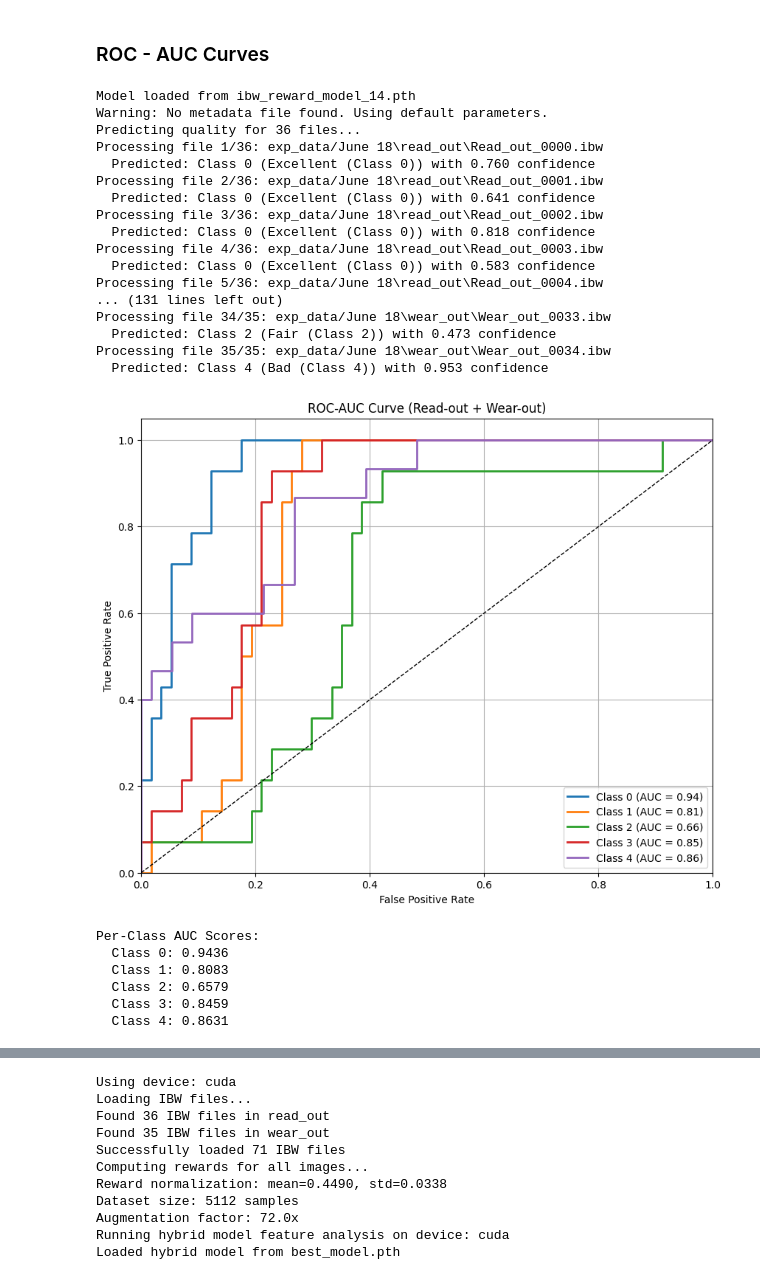
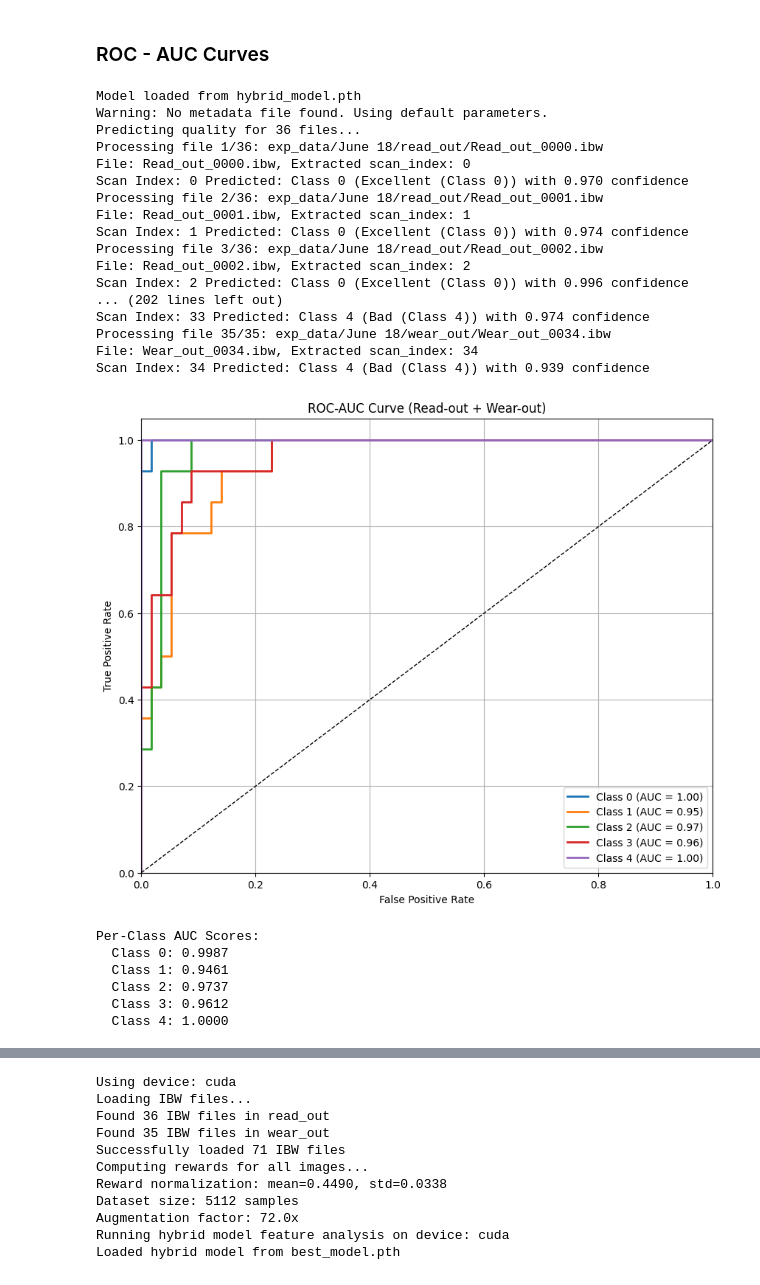
Before and after one commit to colinedsall/ofdspm, a Jupyter notebook: hybrid_model.ipynb, the cells around one changed output, grey strips where cells are left out. Cells and saved outputs as stored; diff of their text form; code cells hidden in the pictures.

```diff
--- a/hybrid_model.ipynb
+++ b/hybrid_model.ipynb
@@ -34,13 +34,13 @@ import torch                                        # For ML libraries/training
 import torchvision.models as models                 # For accessing vision/image-based models
 
 # For CUDA support for hardware acceleration locally (not recommended)
-!pip3 install torch torchvision torchaudio --index-url https://download.pytorch.org/whl/cu128
+# !pip3 install torch torchvision torchaudio --index-url https://download.pytorch.org/whl/cu128
 
 model = models.resnet18(weights='IMAGENET1K_V1')    # Load the pre-trained model (ResNet18)
 model.eval()                                        # Set to evaluation mode for consistency
 
 # Setup the model to work on this device
-device = torch.device('cuda' if torch.cuda.is_available() else 'cuda')
+device = torch.device('cuda' if torch.cuda.is_available() else 'mps' if hasattr(torch, 'has_mps') and torch.has_mps and torch.mps.is_available() else 'cpu')
 model.to(device)
 
 # Other imports for training
@@ -1450,10 +1448,13 @@ def predict_single_ibw_simple(model, ibw_file_path, transform, device,
             'predicted_class': None
         }
 # %%
-# DEFINE THE MODEL FILEPATH HERE
-model_path = 'ibw_reward_model_14.pth'
+
+model_path = 'hybrid_model.pth'
 # %%
-device = torch.device("cuda" if torch.cuda.is_available() else "cpu")
+device = torch.device('cuda' if torch.cuda.is_available() else 'mps' if hasattr(torch, 'has_mps') and torch.has_mps and torch.mps.is_available() else 'cpu')
+
+from tools import hb_predict_with_metadata
+
 
 model = load_trained_model(model_path, device=device) # Change as needed to observe
 file = "exp_data/June 18/read_out/Read_out_0000.ibw"
@@ -1469,12 +1470,13 @@ read_out_folder = os.path.dirname(file)
 read_out_files = sorted([os.path.join(read_out_folder, f) for f in os.listdir(read_out_folder) if f.lower().endswith(".ibw")])
 
 model_metadata_path = "model_training_metadata.pkl"
-results_read = predict_with_training_metadata(model, read_out_files, model_metadata_path, device)
+results_read = hb_predict_with_metadata(model, read_out_files, model_metadata_path, device)
+
 
 # --- Wear-out folder predictions ---
 wear_out_folder = read_out_folder.replace("read_out", "wear_out")
 wear_out_files = sorted([os.path.join(wear_out_folder, f) for f in os.listdir(wear_out_folder) if f.lower().endswith(".ibw")])
-results_wear = predict_with_training_metadata(model, wear_out_files, model_metadata_path, device)
+results_wear = hb_predict_with_metadata(model, wear_out_files, model_metadata_path, device)
 
 # --- Combine for plotting ---
 import matplotlib.pyplot as plt
@@ -1762,9 +1764,11 @@ def inspect_results(results, num_samples=5):
 if __name__ == "__main__": # Configure the files below
     base_folder = "exp_data/June 18"
     metadata_path = "model_training_metadata.pkl"   # Don't need to change
-    device = torch.device("cuda" if torch.cuda.is_available() else "cpu")
+    device = torch.device('cuda' if torch.cuda.is_available() else 'mps' if hasattr(torch, 'has_mps') and torch.has_mps and torch.mps.is_available() else 'cpu')
+
 
     # Load model
+    model_path = 'hybrid_model.pth'
     model = load_trained_model(model_path, device=device)
 
     # Define transform (if not embedded in metadata, fallback here)
@@ -1776,57 +1780,59 @@ if __name__ == "__main__": # Configure the files below
 
     # Get .ibw file lists
     read_out_folder = os.path.join(base_folder, "read_out")
     wear_out_folder = os.path.join(base_folder, "wear_out")
 
     read_out_files = sorted([
         os.path.join(read_out_folder, f) for f in os.listdir(read_out_folder)
         if f.lower().endswith(".ibw")
     ])
     wear_out_files = sorted([
         os.path.join(wear_out_folder, f) for f in os.listdir(wear_out_folder)
         if f.lower().endswith(".ibw")
     ])
 
+    from tools import hb_predict_with_metadata
+
 
     # # Predict on both datasets
-    results_read = predict_with_training_metadata(model, read_out_files, metadata_path, device)
-    results_wear = predict_with_training_metadata(model, wear_out_files, metadata_path, device)
+    results_read = hb_predict_with_metadata(model, read_out_files, metadata_path, device)
+    results_wear = hb_predict_with_metadata(model, wear_out_files, metadata_path, device)
 
     # Combine results and generate ROC curve
     all_results = results_read + results_wear
     all_results = add_true_labels_to_results_using_scan_indices(all_results)
 
     # inspect_results(all_results)
     roc_auc = generate_roc_auc_curve(all_results, num_classes=5, title="ROC-AUC Curve (Read-out + Wear-out)")
 
     print("\nPer-Class AUC Scores:")
     for cls, score in roc_auc.items():
         print(f"  Class {cls}: {score:.4f}")
 # %% [output]
-Model loaded from ibw_reward_model_14.pth
+Model loaded from hybrid_model.pth
 Warning: No metadata file found. Using default parameters.
 Predicting quality for 36 files...
-Processing file 1/36: exp_data/June 18\read_out\Read_out_0000.ibw
-  Predicted: Class 0 (Excellent (Class 0)) with 0.760 confidence
-Processing file 2/36: exp_data/June 18\read_out\Read_out_0001.ibw
-  Predicted: Class 0 (Excellent (Class 0)) with 0.641 confidence
-Processing file 3/36: exp_data/June 18\read_out\Read_out_0002.ibw
-  Predicted: Class 0 (Excellent (Class 0)) with 0.818 confidence
-Processing file 4/36: exp_data/June 18\read_out\Read_out_0003.ibw
-  Predicted: Class 0 (Excellent (Class 0)) with 0.583 confidence
-Processing file 5/36: exp_data/June 18\read_out\Read_out_0004.ibw
-... (131 lines left out)
-Processing file 34/35: exp_data/June 18\wear_out\Wear_out_0033.ibw
-  Predicted: Class 2 (Fair (Class 2)) with 0.473 confidence
-Processing file 35/35: exp_data/June 18\wear_out\Wear_out_0034.ibw
-  Predicted: Class 4 (Bad (Class 4)) with 0.953 confidence
+Processing file 1/36: exp_data/June 18/read_out/Read_out_0000.ibw
+File: Read_out_0000.ibw, Extracted scan_index: 0
+Scan Index: 0 Predicted: Class 0 (Excellent (Class 0)) with 0.970 confidence
+Processing file 2/36: exp_data/June 18/read_out/Read_out_0001.ibw
+File: Read_out_0001.ibw, Extracted scan_index: 1
+Scan Index: 1 Predicted: Class 0 (Excellent (Class 0)) with 0.974 confidence
+Processing file 3/36: exp_data/June 18/read_out/Read_out_0002.ibw
+File: Read_out_0002.ibw, Extracted scan_index: 2
+Scan Index: 2 Predicted: Class 0 (Excellent (Class 0)) with 0.996 confidence
+... (202 lines left out)
+Scan Index: 33 Predicted: Class 4 (Bad (Class 4)) with 0.974 confidence
+Processing file 35/35: exp_data/June 18/wear_out/Wear_out_0034.ibw
+File: Wear_out_0034.ibw, Extracted scan_index: 34
+Scan Index: 34 Predicted: Class 4 (Bad (Class 4)) with 0.939 confidence
-[figure, old version]
+[figure, new version]
 Per-Class AUC Scores:
-  Class 0: 0.9436
-  Class 1: 0.8083
-  Class 2: 0.6579
-  Class 3: 0.8459
-  Class 4: 0.8631
+  Class 0: 0.9987
+  Class 1: 0.9461
+  Class 2: 0.9737
+  Class 3: 0.9612
+  Class 4: 1.0000
 # %%
 import os
 import re
```
Also changed, not shown: parts of 7 cells of this notebook, 5 other files.
